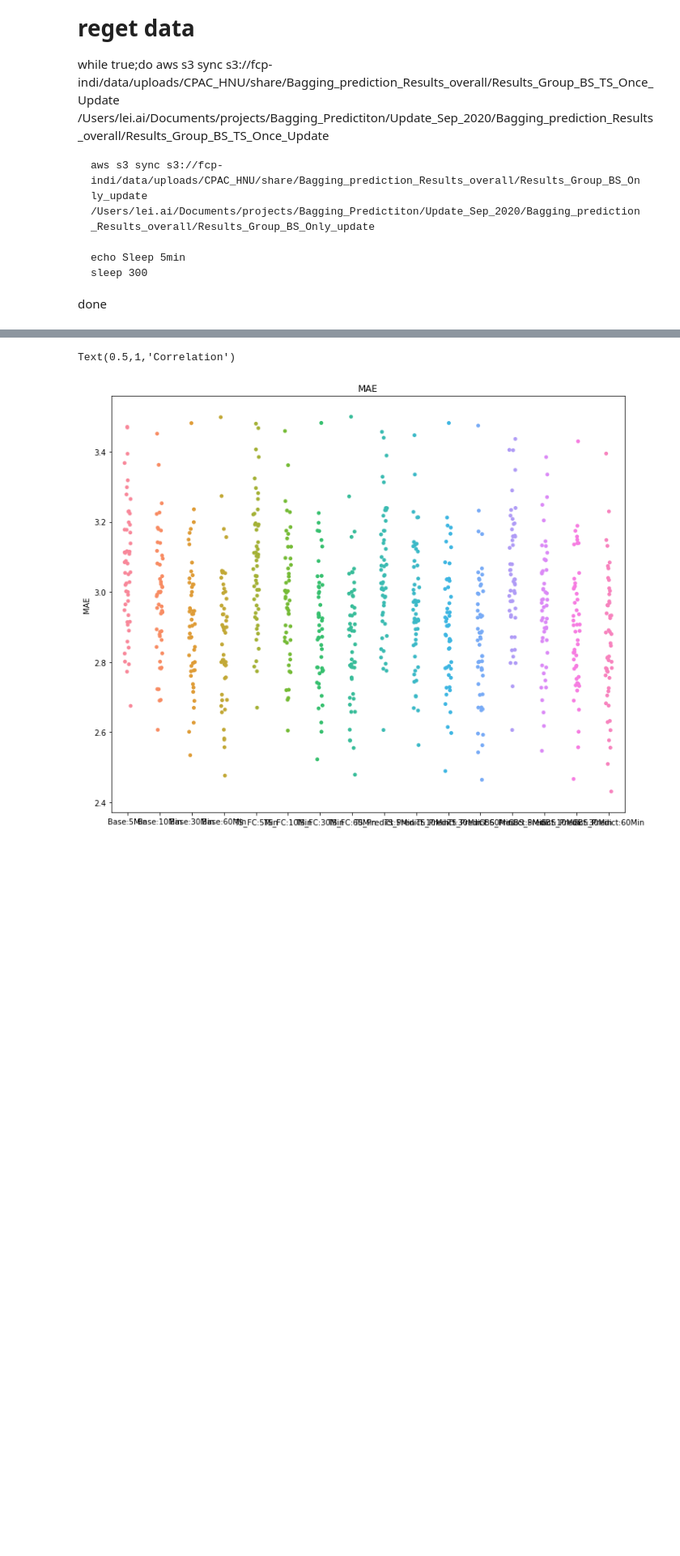
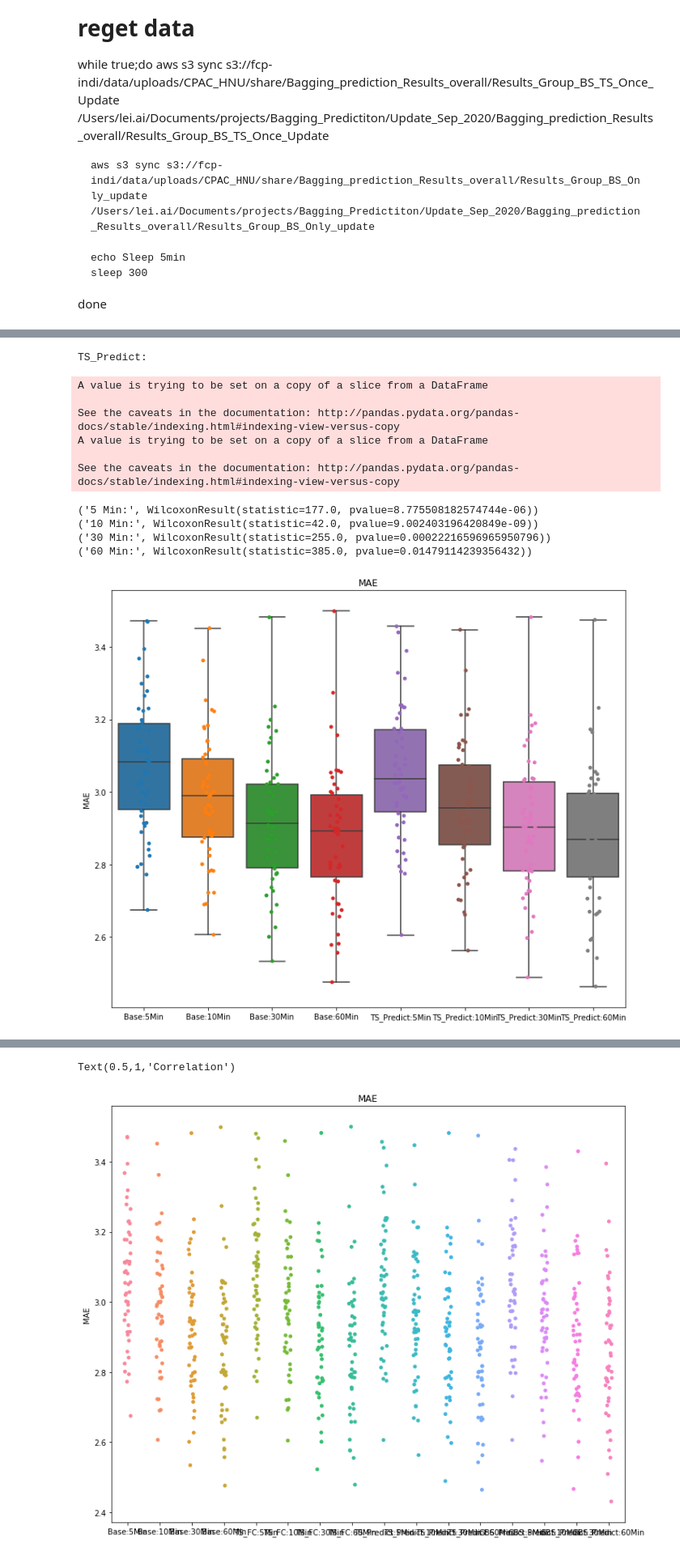
Before and after one commit to hahaai/Bagging_Prediction, a Jupyter notebook: Results_display.ipynb, the cells around one changed output, grey strips where cells are left out. Shown at 81% size. Saved outputs shown, nothing was run; the diff lists cells and outputs as text; code cells hidden in the pictures; blank space fills up the shorter version.

```diff
--- a/Results_display.ipynb
+++ b/Results_display.ipynb
@@ -209,0 +290,42 @@ Group Bagging with Prediction aggregation
+# %%
+data_all=pd.concat([data_base,data_ts_predict])
+fig = plt.figure(figsize=(12,10)) # default is (8,6)
+sns.boxplot(x="Type", y="MAE", data=data_all, whis=np.inf)
+sns.stripplot(x="Type", y="MAE", data=data_all)
+plt.xlabel('')
+plt.title('MAE')
+
+fig = plt.figure(figsize=(12,10)) # default is (8,6)
+sns.boxplot(x="Type", y="Correlation", data=data_all, whis=np.inf)
+sns.stripplot(x="Type", y="Correlation", data=data_all)
+plt.xlabel('')
+plt.title('Correlation')
+
+#### Wilcoxon test. data is paired.
+from scipy.stats import wilcoxon
+savedf=pd.DataFrame(np.zeros((2,5)),columns=['Type','5min','10min','30min','60min'])
+typename='TS_Predict:'
+print(typename)
+for timeduration in [5,10,30,60]:
+    test=wilcoxon(data_all['MAE'][data_all['Type']=='Base:'+str(timeduration)+'Min'],data_all['MAE'][data_all['Type']==typename+str(timeduration)+'Min'])
+    savedf.iloc[0,0]='Stats'
+    savedf.iloc[1,0]='Pval'
+    savedf[str(timeduration)+'min'][0]=test[0]
+    savedf[str(timeduration)+'min'][1]=test[1]
+
+    print(str(timeduration)+ ' Min:',wilcoxon(data_all['MAE'][data_all['Type']=='Base:'+str(timeduration)+'Min'],data_all['MAE'][data_all['Type']==typename+str(timeduration)+'Min']))
+
+savedf.to_csv('Results/'+typename+'_Wilcoxon.csv',index=False)
+# %% [output]
+TS_Predict:
+A value is trying to be set on a copy of a slice from a DataFrame
+
+See the caveats in the documentation: http://pandas.pydata.org/pandas-docs/stable/indexing.html#indexing-view-versus-copy
+A value is trying to be set on a copy of a slice from a DataFrame
+
+See the caveats in the documentation: http://pandas.pydata.org/pandas-docs/stable/indexing.html#indexing-view-versus-copy
+('5 Min:', WilcoxonResult(statistic=177.0, pvalue=8.775508182574744e-06))
+('10 Min:', WilcoxonResult(statistic=42.0, pvalue=9.002403196420849e-09))
+('30 Min:', WilcoxonResult(statistic=255.0, pvalue=0.00022216596965950796))
+('60 Min:', WilcoxonResult(statistic=385.0, pvalue=0.01479114239356432))
+[figure, added]
```
Also changed, not shown: parts of 21 cells of this notebook.
